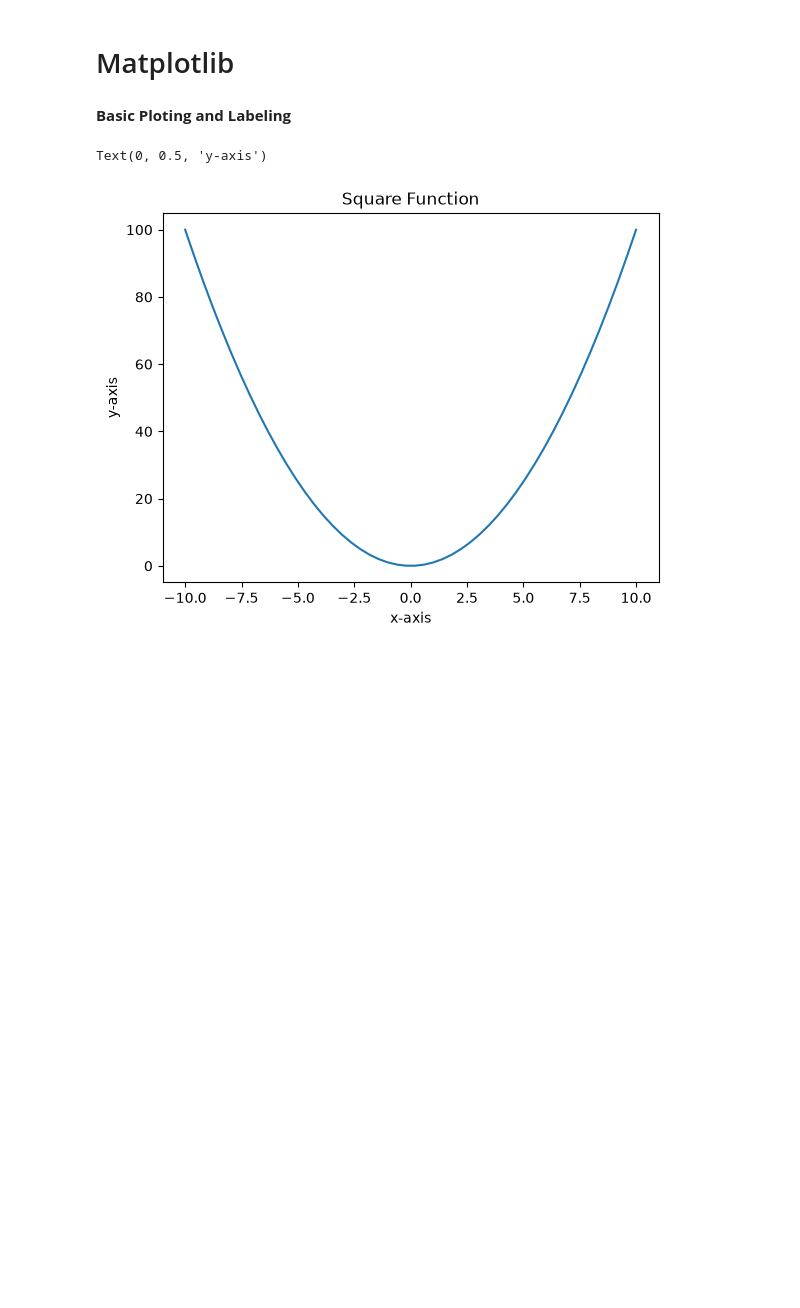
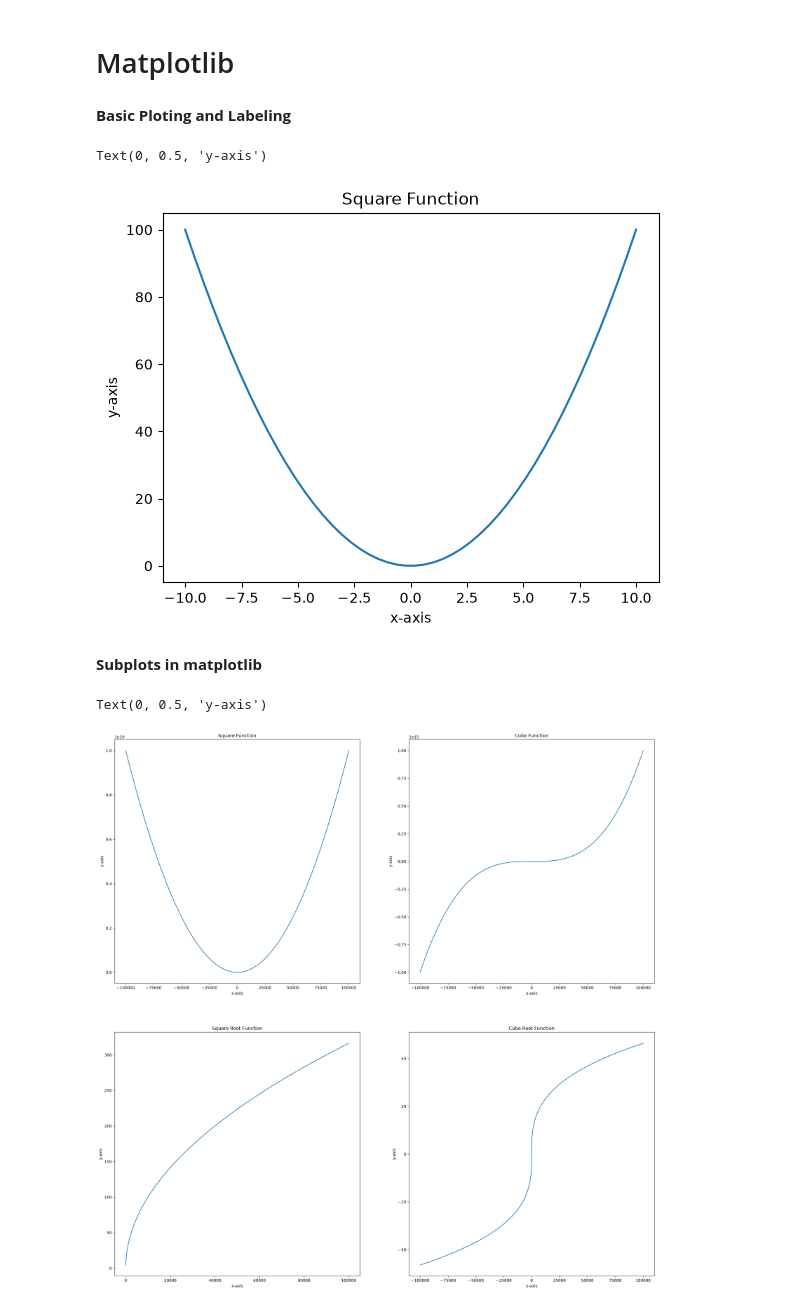
Before and after one commit to Aarya-Bhusal/Data-Visualization-Notes, a Jupyter notebook: matplotlib.ipynb, the cells around one changed output. Drawn from its saved outputs; the diff is of its cells as text; code cells hidden in the pictures; blank space fills up the shorter version.

Commit message:
Subplots in Matplotlib

```diff
--- a/matplotlib.ipynb
+++ b/matplotlib.ipynb
@@ -19,3 +19,56 @@ plt.ylabel("y-axis")
 # %% [output]
 Text(0, 0.5, 'y-axis')
 [figure]
+# %% [markdown]
+**Subplots in matplotlib**
+# %%
+def sqr_func(arr):
+    return arr**2
+
+def cube_func(arr):
+    return arr**3
+
+def sqr_root_func(arr):
+    return np.sqrt(arr)
+
+def cube_root_func(arr):
+    return np.cbrt(arr)
+
+x = np.linspace(-100000,100000,5000)
+
+plt.figure(figsize=(25,25))
+
+# First Plot
+plt.subplot(2,2,1)
+y = sqr_func(x)
+plt.plot(x,y)
+plt.title("Square Function")
+plt.xlabel("x-axis")
+plt.ylabel("y-axis")
+
+# Second Plot
+plt.subplot(2,2,2)
+y = cube_func(x)
+plt.plot(x,y)
+plt.title("Cube Function")
+plt.xlabel("x-axis")
+plt.ylabel("y-axis")
+
+# Third Plot
+plt.subplot(2,2,3)
+y = sqr_root_func(x)
+plt.plot(x,y)
+plt.title("Square Root Function")
+plt.xlabel("x-axis")
+plt.ylabel("y-axis")
+
+# Forth Plot
+plt.subplot(2,2,4)
+y = cube_root_func(x)
+plt.plot(x,y)
+plt.title("Cube Root Function")
+plt.xlabel("x-axis")
+plt.ylabel("y-axis")
+# %% [output]
+Text(0, 0.5, 'y-axis')
+[figure, added]
```
